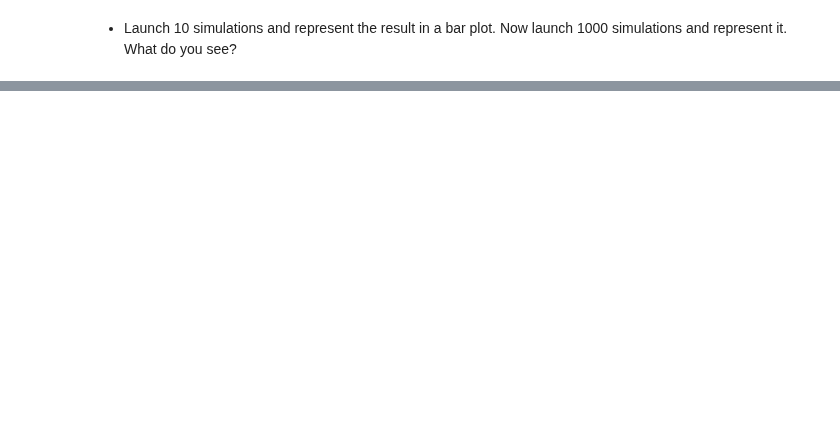
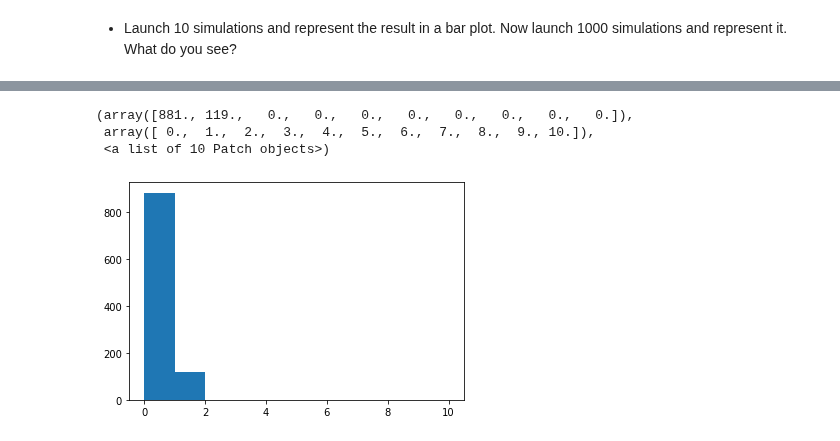
Before and after one commit to ta-data-lis/lab-intro-to-scipy, a Jupyter notebook: your-code/main.ipynb, the cells around one changed output, grey strips where cells are left out. Drawn from its saved outputs; the diff is of its cells as text; code cells hidden in the pictures; blank space fills up the shorter version.

```diff
--- a/your-code/main.ipynb
+++ b/your-code/main.ipynb
@@ -138,0 +151,8 @@ binomial.pmf(3)
+# %%
+sims10 = [simulation() for i in range(1000)]
+plt.hist(sims10, range=(0, 10))
+# %% [output]
+(array([881., 119.,   0.,   0.,   0.,   0.,   0.,   0.,   0.,   0.]),
+ array([ 0.,  1.,  2.,  3.,  4.,  5.,  6.,  7.,  8.,  9., 10.]),
+ <a list of 10 Patch objects>)
+[figure, added]
```
Also changed, not shown: parts of 4 cells of this notebook.
